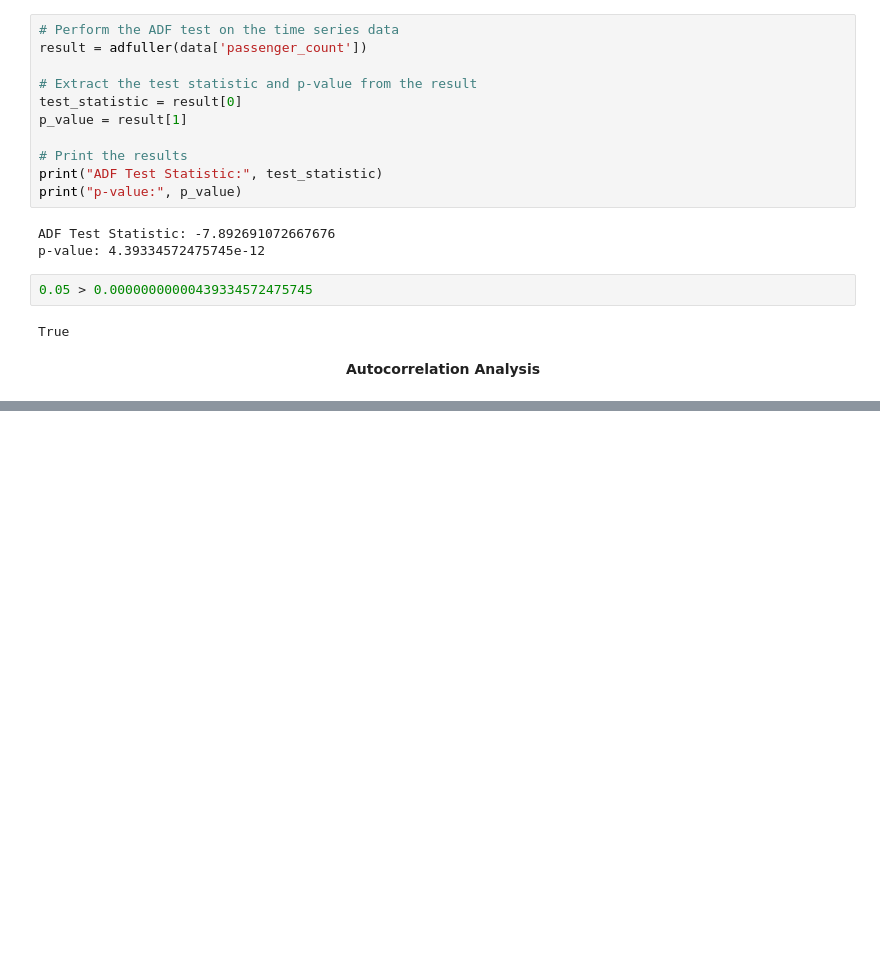
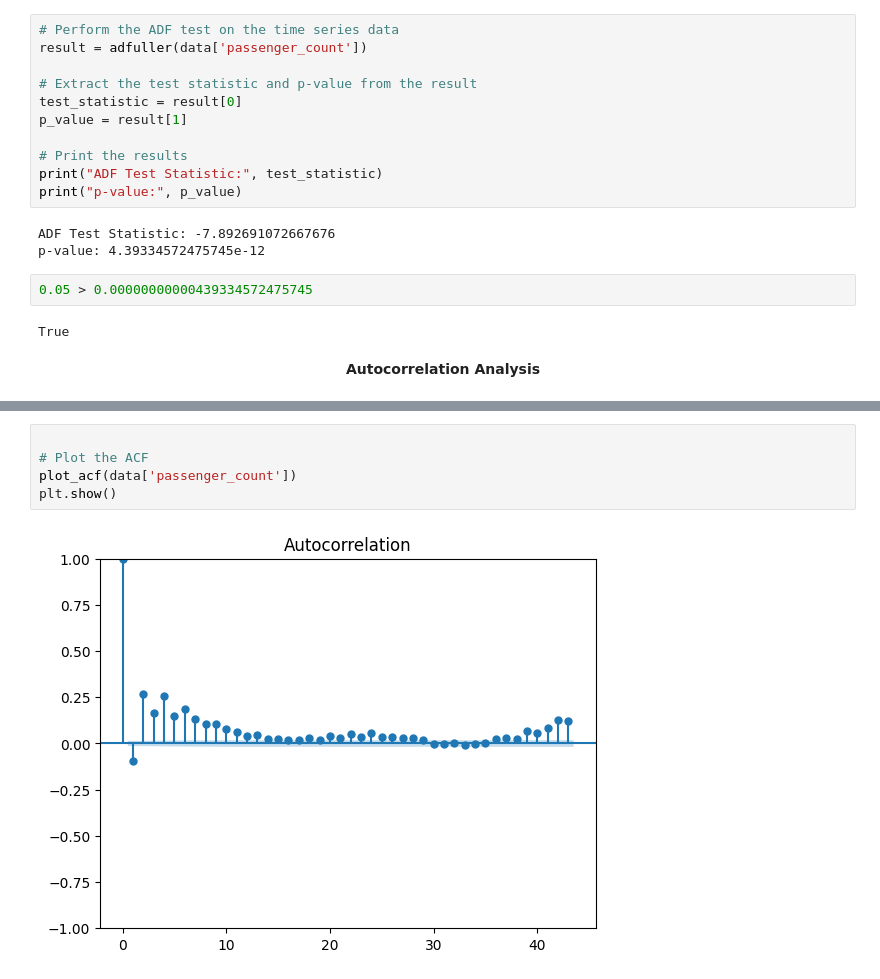
Before and after one commit to skhapijulhossen/uber-taxi-demand, a Jupyter notebook: notebooks/b_PreProcess/a_EDA/TimeSeriesAnalysis.ipynb, the cells around one changed output, grey strips where cells are left out. Drawn from its saved outputs; the diff is of its cells as text; blank space fills up the shorter version.

```diff
--- a/notebooks/b_PreProcess/a_EDA/TimeSeriesAnalysis.ipynb
+++ b/notebooks/b_PreProcess/a_EDA/TimeSeriesAnalysis.ipynb
@@ -210,0 +229,7 @@ True
+# %%
+
+# Plot the ACF
+plot_acf(data['passenger_count'])
+plt.show()
+# %% [output]
+[figure, added]
```
Also changed, not shown: parts of 3 cells of this notebook, 3 other files.
